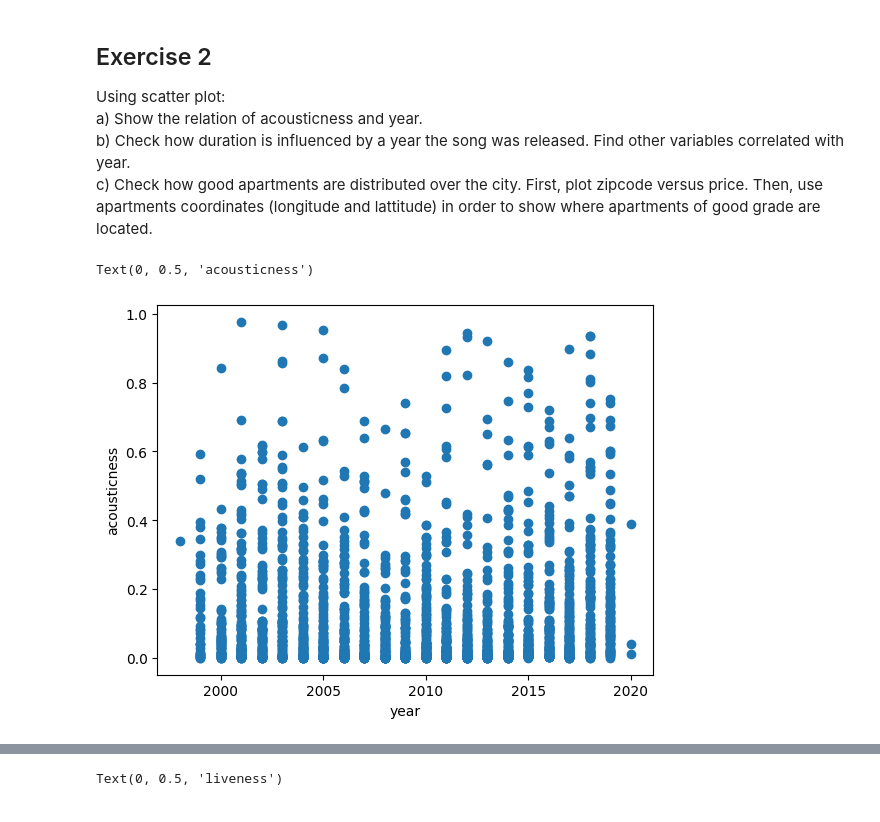
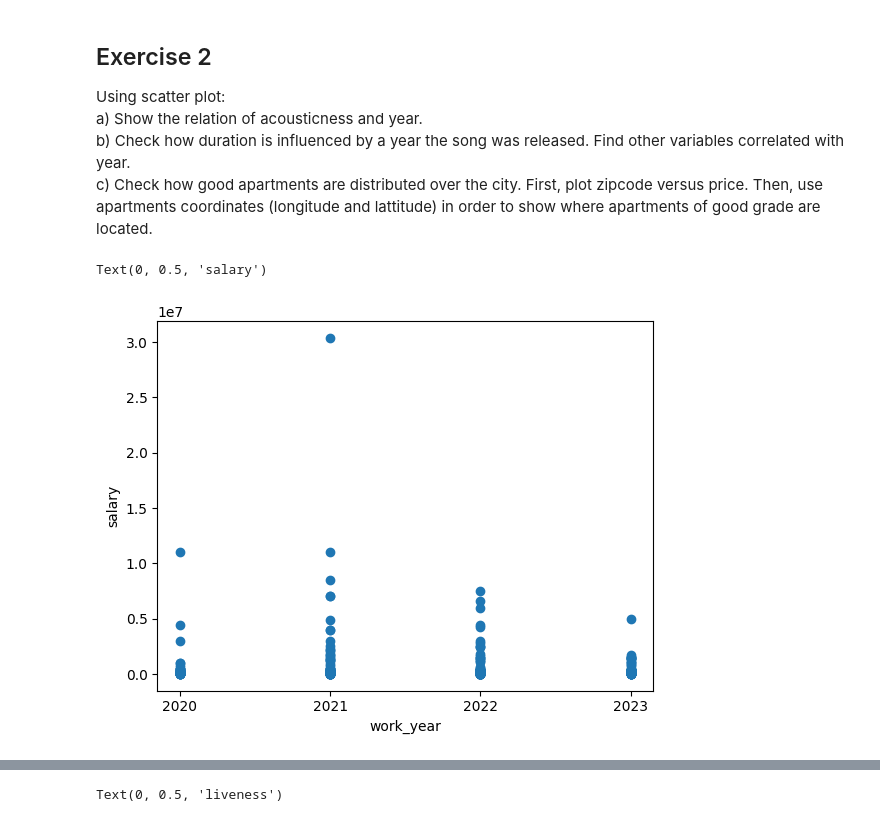
Before and after one commit to qojigedou/data_science, a Jupyter notebook: Optional_assignment_1_with_code.ipynb, the cells around one changed output, grey strips where cells are left out. Cells and saved outputs as stored; diff of their text form; code cells hidden in the pictures.

```diff
--- a/Optional_assignment_1_with_code.ipynb
+++ b/Optional_assignment_1_with_code.ipynb
@@ -10,7 +10,7 @@ c) Compute basic statistics of numerical variables. Are all of them meaningful?
 # %%
 #a)
 #Your code:
-df = pd.read_csv('./songs_normalize.csv')
+df = pd.read_csv('./ds_salaries.csv')
 df.head()
 
 #Hint: read_csv(), head()
@@ -58,15 +57,16 @@ c) Check how good apartments are distributed over the city. First, plot zipcode
 # %%
 #a)
 #Your code:
 
-plt.scatter(df['year'], df['acousticness'])
-plt.xlabel("year")
-plt.ylabel("acousticness")
+plt.scatter(df['work_year'], df['salary'])
+plt.xticks(ticks=[2020, 2021, 2022, 2023])
+plt.xlabel("work_year")
+plt.ylabel("salary")
 
 #Hint plt.scatter
 # %% [output]
-Text(0, 0.5, 'acousticness')
+Text(0, 0.5, 'salary')
-[figure, old version]
+[figure, new version]
 # %%
 #b)
 #Your code:
```
Also changed, not shown: parts of 5 cells of this notebook, 1 other file.
